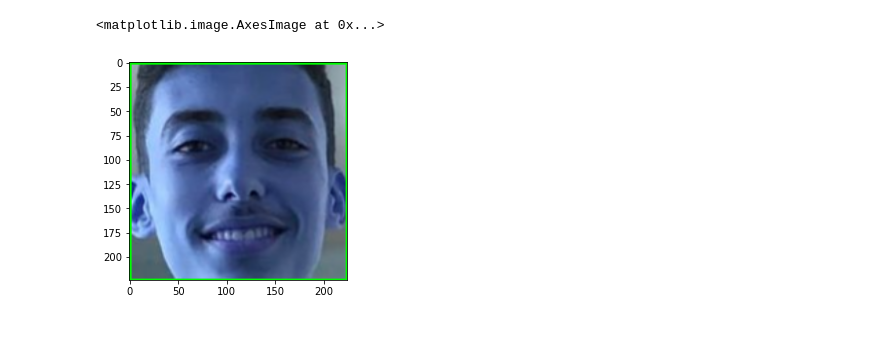
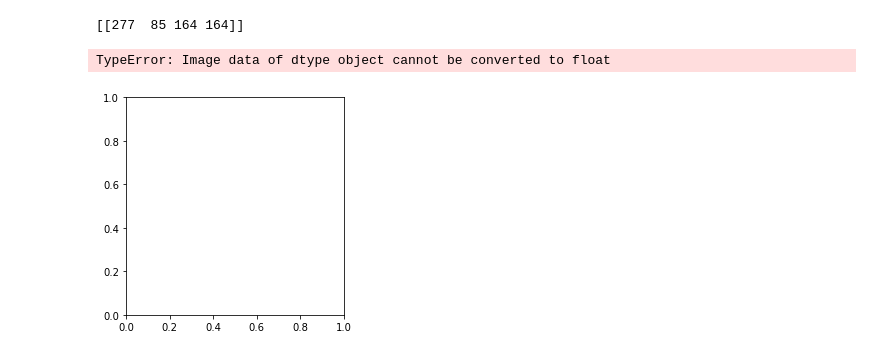
Before and after one commit to kortwael/PCD, a Jupyter notebook: face rec/face verification.ipynb, the cells around one changed output. Cells and saved outputs as stored; diff of their text form; code cells hidden in the pictures.

```diff
--- a/face rec/face verification.ipynb
+++ b/face rec/face verification.ipynb
@@ -13,15 +9,20 @@ ala2=cv2.imread('ala3.jpg')
+# %%
+
+a=cv2.imread('a.jpg')
 # %%
 cascade = cv2.CascadeClassifier('haarcascade_frontalface_alt2.xml')
 faces = cascade.detectMultiScale(cv2.cvtColor(ala2, cv2.COLOR_BGR2GRAY), 1.1, 7)
 for (x, y, w, h) in faces:
-    cv2.rectangle(ala2, (x, y), (x + w, y + h), (0, 255, 0), 2)
     img=ala2[y:y+h,x:x+w]
 img=cv2.resize(img,(224,224))
+print(faces)
+# %% [output]
+[[277  85 164 164]]
 # %%
-plt.imshow(img)
+plt.imshow(a)
 # %% [output]
-<matplotlib.image.AxesImage at 0x...>
+TypeError: Image data of dtype object cannot be converted to float
-[figure, old version]
+[figure, new version]
 # %%
 faces = cascade.detectMultiScale(cv2.cvtColor(ala1, cv2.COLOR_BGR2GRAY), 1.1, 7)
 for (x, y, w, h) in faces:
```
Also changed, not shown: parts of 5 cells of this notebook, 17 other files.
